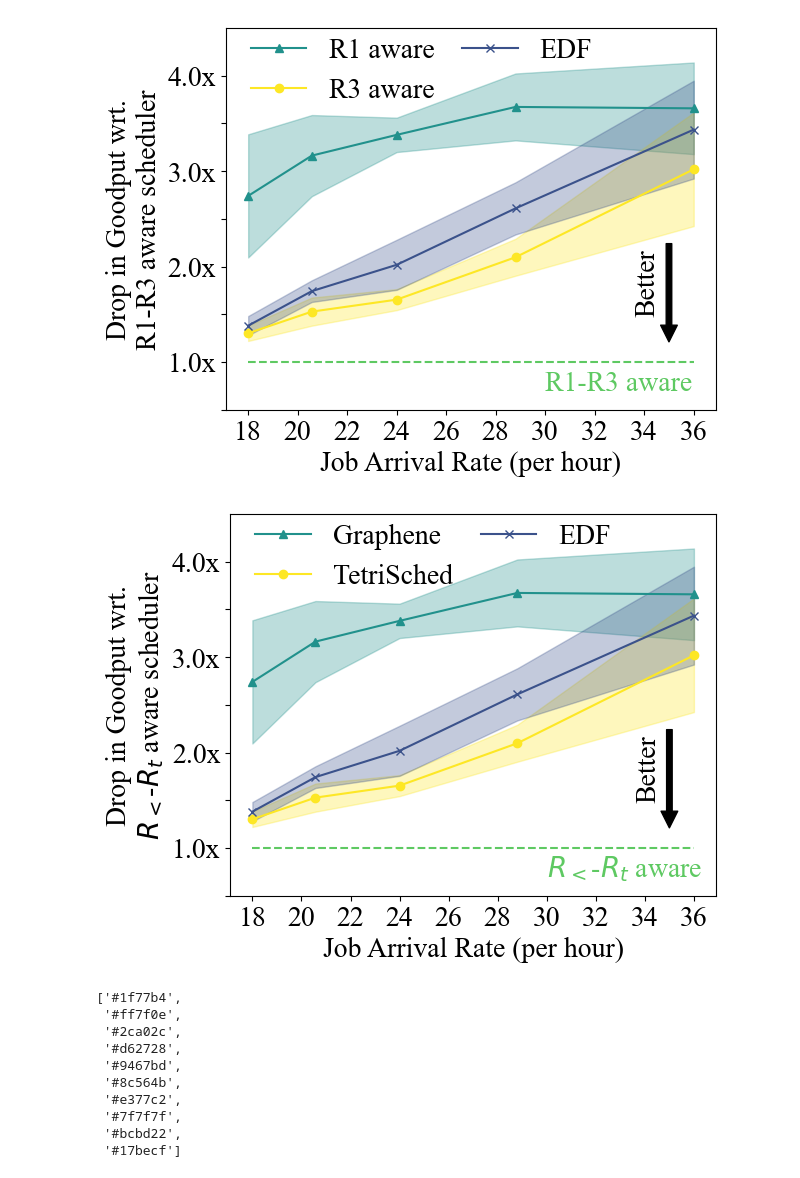
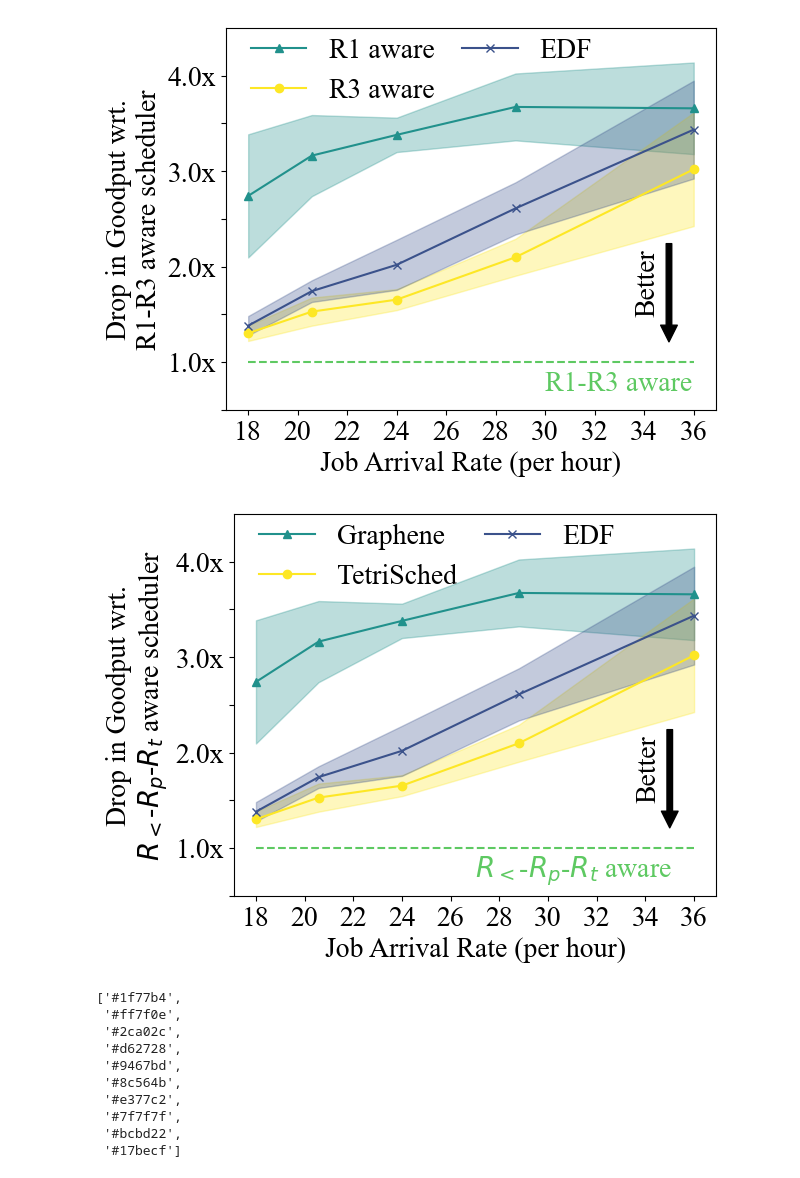
Before and after one commit to ShreyB2091/erdos-scheduling-simulator, a Jupyter notebook: plots/Plotting.ipynb, the cells around one changed output. Saved outputs shown, nothing was run; the diff lists cells and outputs as text; code cells hidden in the pictures.

Commit message:
updated motiv r1 r3 plot

```diff
--- a/plots/Plotting.ipynb
+++ b/plots/Plotting.ipynb
@@ -1394,36 +1390,36 @@ plt.plot(
 plt.fill_between(x_labels,
                  [gaps["TetriSched"][x].mean - gaps["TetriSched"][x].sd for x in x_vals],
                  [gaps["TetriSched"][x].mean + gaps["TetriSched"][x].sd for x in x_vals],
                  alpha=0.3, color=r3_aware)
 
 plt.plot(x_labels, [gaps["EDF"][x].mean for x in x_vals], marker='x', label="EDF", color=heuristic)
 plt.fill_between(x_labels,
                  [gaps["EDF"][x].mean - gaps["EDF"][x].sd for x in x_vals],
                  [gaps["EDF"][x].mean + gaps["EDF"][x].sd for x in x_vals],
                  alpha=0.3, color=heuristic)
 
 plt.xticks(np.arange(18, 36.5, 2))
 plt.ylim((0.5, 4.5))
 plt.yticks(
     ticks=list(x for x in np.arange(0.5, 4.5, 0.5)),
     labels=[f"{x}x" if int(x) == x else "" for x in np.arange(0.5, 4.5, 0.5)]
 )
 
 plt.hlines(y=1, xmin=18, xmax=36, color=dagsched, linestyles='--')
-plt.text(30, 0.7, "$R_{<}$-$R_{t}$ aware", color=dagsched, fontsize=20)
+plt.text(27, 0.7, "$R_{<}$-$R_{p}$-$R_{t}$ aware", color=dagsched, fontsize=20)
 
 plt.annotate('', xy=(35, 1.2), xytext=(35, 2.25),
              arrowprops=dict(facecolor='black', shrink=0.01))
 plt.text(33.6, 1.54, "Better", rotation="vertical", color='black', fontsize=20)
 
 plt.xlabel("Job Arrival Rate (per hour)", fontsize=20)
-plt.ylabel("Drop in Goodput wrt.\n$R_{<}$-$R_{t}$ aware scheduler", fontsize=20)
+plt.ylabel("Drop in Goodput wrt.\n$R_{<}$-$R_{p}$-$R_{t}$ aware scheduler", fontsize=20)
 plt.tick_params(axis='both', which='major', labelsize=20)
 plt.legend(loc="upper left", fontsize=20, ncol=2, columnspacing=1, frameon=False, bbox_to_anchor=(0, 1.04))
 plt.tight_layout()
 plt.savefig("motivation_r1_r3_edf.pdf", format="pdf", dpi=300)
 # %% [output]
-[figure, old version]
+[figure, new version]
 # %%
 sns.color_palette(as_cmap=True)
 # %% [output]
```
Also changed, not shown: parts of 1 cell of this notebook, 1 other file.
